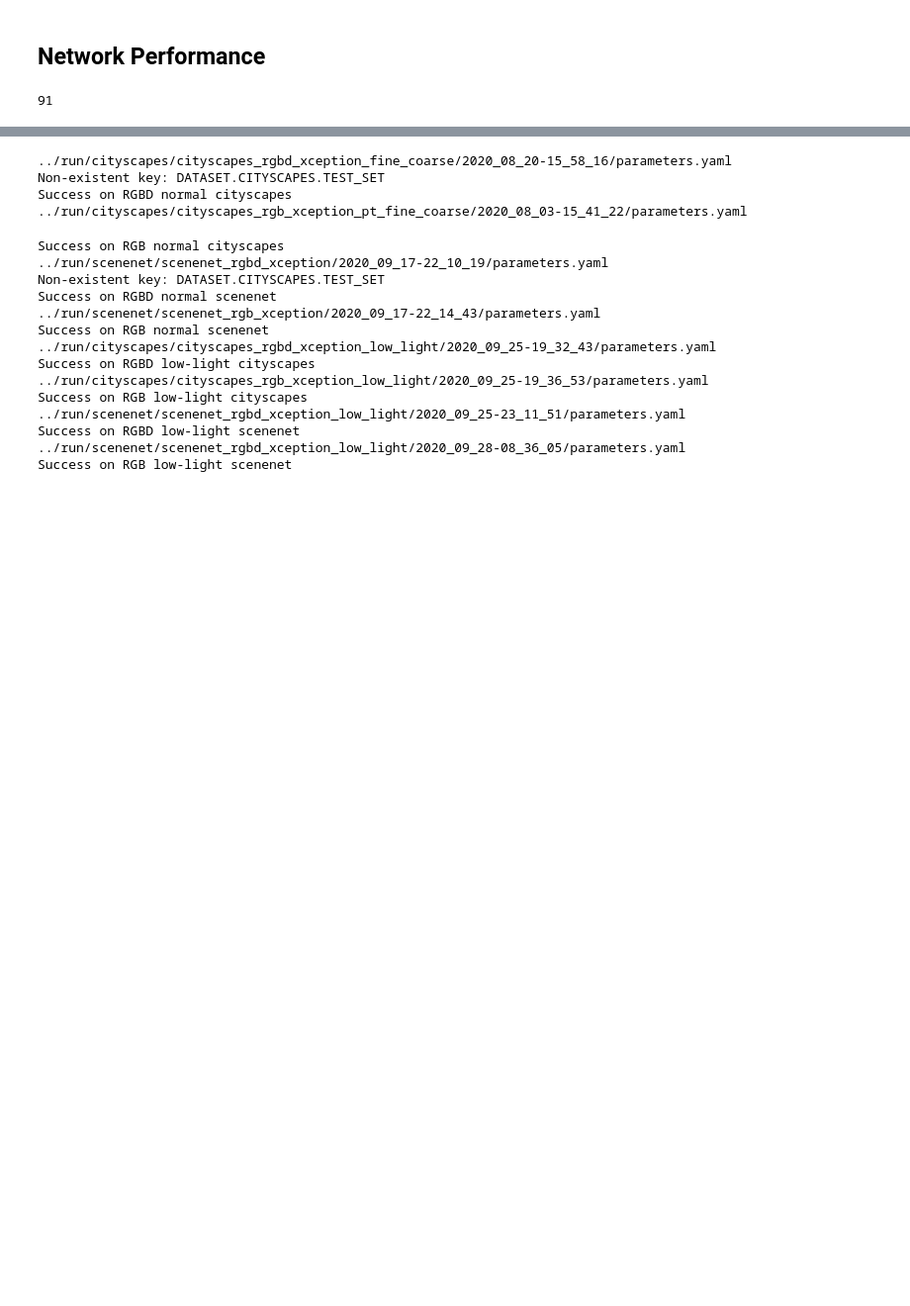
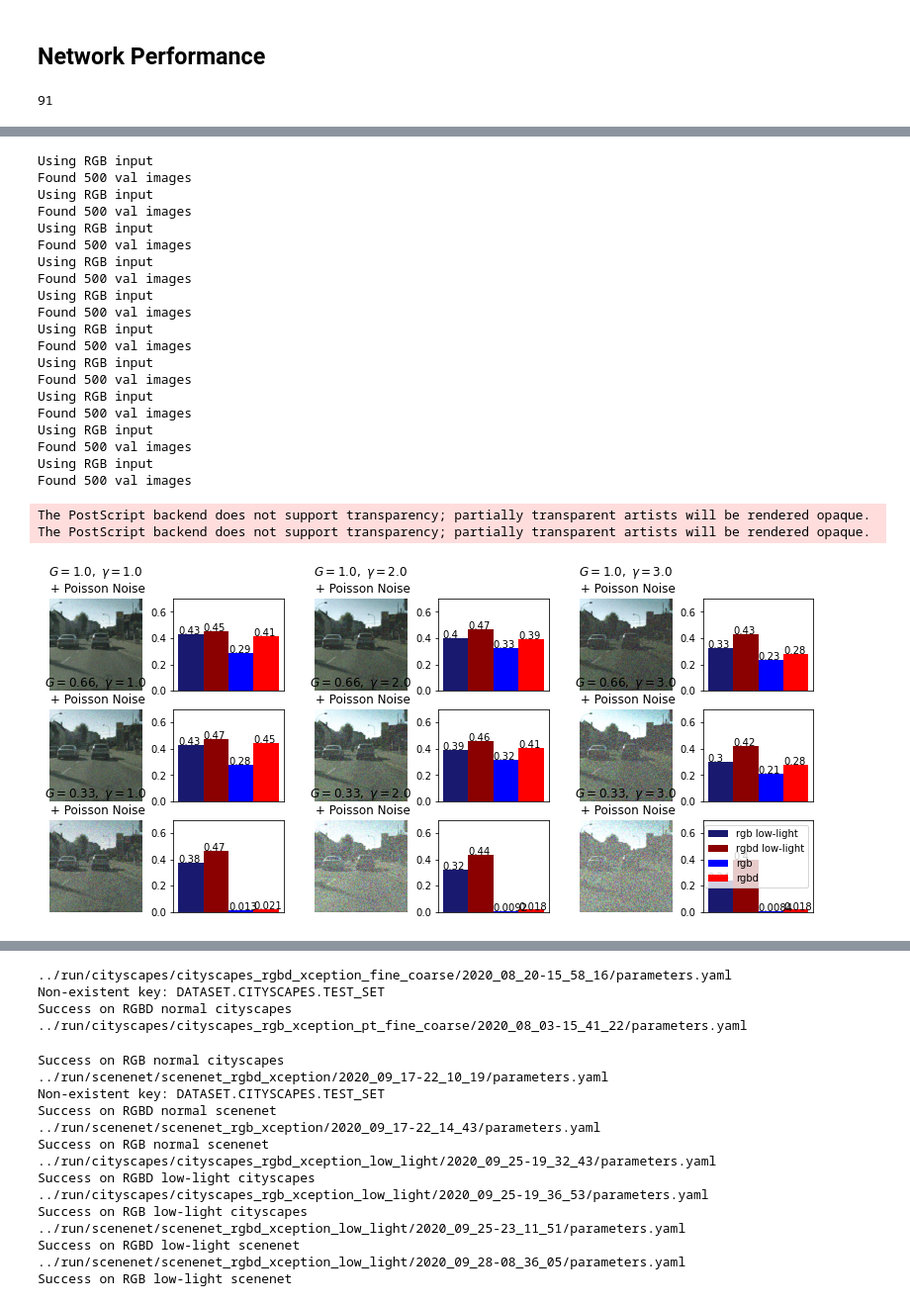
Before and after one commit to crmauceri/pytorch-deeplab-xception, a Jupyter notebook: visualization_scripts/Test_Degree_of_Darkness.ipynb, the cells around one changed output, grey strips where cells are left out. Shown at 99% size. Drawn from its saved outputs; the diff is of its cells as text; code cells hidden in the pictures; blank space fills up the shorter version.

```diff
--- a/visualization_scripts/Test_Degree_of_Darkness.ipynb
+++ b/visualization_scripts/Test_Degree_of_Darkness.ipynb
@@ -263,0 +321,34 @@ ax1.legend()
+# %%
+cfg = get_cfg_defaults()
+cfg.merge_from_file('../configs/cityscapes_rgbd.yaml')
+cfg.merge_from_list(['DATASET.ROOT', '../datasets/cityscapes/'])
+
+dataset = make_dataset(cfg, 'val')
+img_path, depth_path, label_path = dataset.get_path(2)
+
+fig = bar_plot(cfg, img_path, depth_path, label_path, dataset_name='cityscapes')
+fig.savefig('figures/cityscapes_dark_grid.eps', format='eps')
+# %% [output]
+Using RGB input
+Found 500 val images
+Using RGB input
+Found 500 val images
+Using RGB input
+Found 500 val images
+Using RGB input
+Found 500 val images
+Using RGB input
+Found 500 val images
+Using RGB input
+Found 500 val images
+Using RGB input
+Found 500 val images
+Using RGB input
+Found 500 val images
+Using RGB input
+Found 500 val images
+Using RGB input
+Found 500 val images
+The PostScript backend does not support transparency; partially transparent artists will be rendered opaque.
+The PostScript backend does not support transparency; partially transparent artists will be rendered opaque.
+[figure, added]
```
Also changed, not shown: parts of 18 cells of this notebook, 1 other file.
